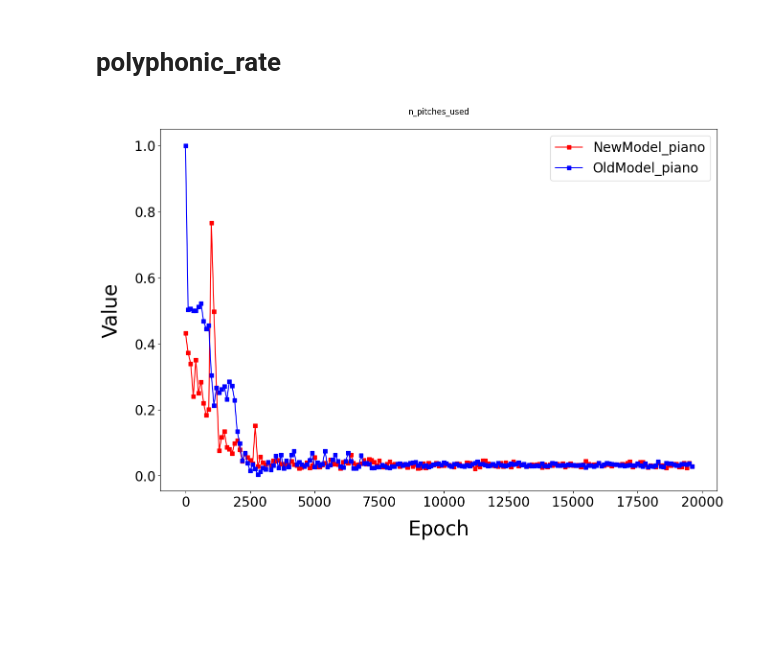
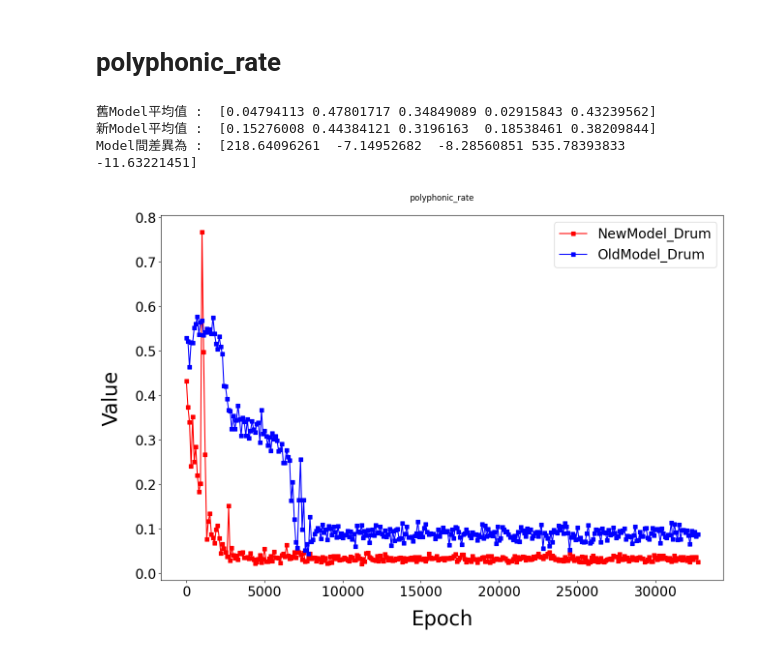
Before and after one commit to Han1018/BeatGAN, a Jupyter notebook: Results/CollectRef.ipynb, the cells around one changed output. Drawn from its saved outputs; the diff is of its cells as text; code cells hidden in the pictures; blank space fills up the shorter version.

```diff
--- a/Results/CollectRef.ipynb
+++ b/Results/CollectRef.ipynb
@@ -238,7 +299,7 @@ plt.show()
 # n_pitches_used
 # %%
 folderPath = './eval_popRock/n_pitches_used/'
-old_FolderPath = './eval_popRock_old/n_pitches_used/'
+old_FolderPath = './eval_popRock_new/n_pitches_used/'
 
 allFiles = gb.glob(folderPath+'*.npy')
 old_allFiles = gb.glob(old_FolderPath+'*.npy')
@@ -272,6 +333,9 @@ old_epochValue_3 = []
 old_epochValue_4 = []
 old_epochValue_5 = []
 
+value_count = np.array([0.0, 0.0, 0.0, 0.0, 0.0])
+oldValue_count = np.array([0.0, 0.0, 0.0, 0.0, 0.0])
+
 # 讀取每個epoch的值
 for i in range(times) :
   value = np.load(newFiles[i])
@@ -287,3 +351,15 @@ for i in range(times) :
   old_epochValue_3.append(old_value[2])
   old_epochValue_4.append(old_value[3])
   old_epochValue_5.append(old_value[4])
+
+  # 計算總共的值
+  value_count = np.add(value_count, value)
+  oldValue_count = np.add(oldValue_count, old_value)
+
+new_mean = np.divide(value_count,times)
+old_mean = np.divide(oldValue_count,times)
+print('舊Model平均值 : ',new_mean)
+print('新Model平均值 : ',old_mean)
+diff = np.divide(old_mean,new_mean)
+persent_diff =np.subtract(np.multiply(diff,100),100)
+print('Model間差異為 : ',persent_diff)
@@ -318,7 +398,7 @@ plt.show()
 # polyphonic_rate
 # %%
 folderPath = './eval_popRock/polyphonic_rate/'
-old_FolderPath = './eval_popRock_old/polyphonic_rate/'
+old_FolderPath = './eval_popRock_new/polyphonic_rate/'
 
 allFiles = gb.glob(folderPath+'*.npy')
 old_allFiles = gb.glob(old_FolderPath+'*.npy')
@@ -352,6 +432,9 @@ old_epochValue_3 = []
 old_epochValue_4 = []
 old_epochValue_5 = []
 
+value_count = np.array([0.0, 0.0, 0.0, 0.0, 0.0])
+oldValue_count = np.array([0.0, 0.0, 0.0, 0.0, 0.0])
+
 # 讀取每個epoch的值
 for i in range(times) :
   value = np.load(newFiles[i])
@@ -367,30 +450,46 @@ for i in range(times) :
   old_epochValue_3.append(old_value[2])
   old_epochValue_4.append(old_value[3])
   old_epochValue_5.append(old_value[4])
+
+  # 計算總共的值
+  value_count = np.add(value_count, value)
+  oldValue_count = np.add(oldValue_count, old_value)
+
+new_mean = np.divide(value_count,times)
+old_mean = np.divide(oldValue_count,times)
+print('舊Model平均值 : ',new_mean)
+print('新Model平均值 : ',old_mean)
+diff = np.divide(old_mean,new_mean)
+persent_diff =np.subtract(np.multiply(diff,100),100)
+print('Model間差異為 : ',persent_diff)
+# %% [output]
+舊Model平均值 :  [0.04794113 0.47801717 0.34849089 0.02915843 0.43239562]
+新Model平均值 :  [0.15276008 0.44384121 0.3196163  0.18538461 0.38209844]
+Model間差異為 :  [218.64096261  -7.14952682  -8.28560851 535.78393833 -11.63221451]
 # %%
 import matplotlib.pyplot as plt
 
 epoch = [x*100 for x in range(times)]
 
 # 設定圖片大小為長20、寬15
 plt.figure(figsize=(15,10),dpi=100,linewidth = 2)
 
 # 把資料放進來並指定對應的X軸、Y軸的資料，用方形做標記(s-)，並指定線條顏色為紅色，使用label標記線條含意
-plt.plot(epoch,epochValue_1,'s-',color = 'r', label="NewModel_piano")
-plt.plot(epoch,old_epochValue_1,'s-',color = 'b', label="OldModel_piano")
+plt.plot(epoch,epochValue_1,'s-',color = 'r', label="NewModel_Drum")
+plt.plot(epoch,old_epochValue_1,'s-',color = 'b', label="OldModel_Drum")
 
 # 設定圖片標題，以及指定字型設定，x代表與圖案最左側的距離，y代表與圖片的距離
-plt.title("n_pitches_used", x=0.5, y=1.03)
+plt.title("polyphonic_rate", x=0.5, y=1.03)
 
 plt.xticks(fontsize=20)
 plt.yticks(fontsize=20)
 # 標示x軸(labelpad代表與圖片的距離)
 plt.xlabel("Epoch", fontsize=30, labelpad = 15)
 # 標示y軸(labelpad代表與圖片的距離)
 plt.ylabel("Value", fontsize=30, labelpad = 20)
 
 # 顯示出線條標記位置
 plt.legend(loc = "best", fontsize=20)
 plt.show()
 # %% [output]
-[figure, old version]
+[figure, new version]
```
Also changed, not shown: parts of 9 cells of this notebook.
